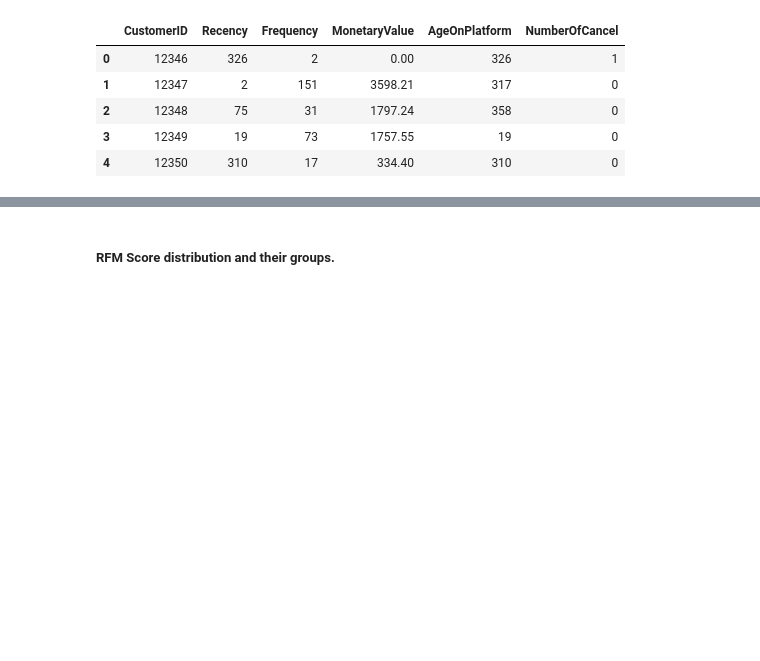
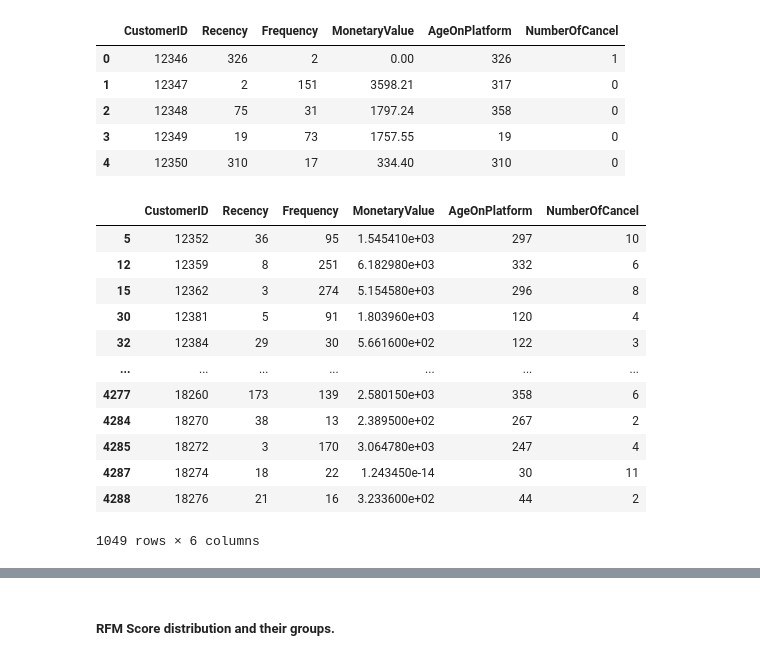
Before and after one commit to vannda21/customer_segmentaion, a Jupyter notebook: Customer_seg.ipynb, the cells around one changed output, grey strips where cells are left out. Cells and saved outputs as stored; diff of their text form; code cells hidden in the pictures; blank space fills up the shorter version.

```diff
--- a/Customer_seg.ipynb
+++ b/Customer_seg.ipynb
@@ -822,6 +805,22 @@ data.head()
 | 2 | 12348 | 75 | 31 | 1797.24 | 358 | 0 |
 | 3 | 12349 | 19 | 73 | 1757.55 | 19 | 0 |
 | 4 | 12350 | 310 | 17 | 334.40 | 310 | 0 |
+# %%
+data[data['NumberOfCancel']>1]
+# %% [output]
+|  | CustomerID | Recency | Frequency | MonetaryValue | AgeOnPlatform | NumberOfCancel |
+| 5 | 12352 | 36 | 95 | 1.545410e+03 | 297 | 10 |
+| 12 | 12359 | 8 | 251 | 6.182980e+03 | 332 | 6 |
+| 15 | 12362 | 3 | 274 | 5.154580e+03 | 296 | 8 |
+| 30 | 12381 | 5 | 91 | 1.803960e+03 | 120 | 4 |
+| 32 | 12384 | 29 | 30 | 5.661600e+02 | 122 | 3 |
+| ... | ... | ... | ... | ... | ... | ... |
+| 4277 | 18260 | 173 | 139 | 2.580150e+03 | 358 | 6 |
+| 4284 | 18270 | 38 | 13 | 2.389500e+02 | 267 | 2 |
+| 4285 | 18272 | 3 | 170 | 3.064780e+03 | 247 | 4 |
+| 4287 | 18274 | 18 | 22 | 1.243450e-14 | 30 | 11 |
+| 4288 | 18276 | 21 | 16 | 3.233600e+02 | 44 | 2 |
+1049 rows × 6 columns
 # %%
 data_rfm[data_rfm['order_canceled']>0]
 # %% [output]
```
Also changed, not shown: parts of 28 cells of this notebook.
